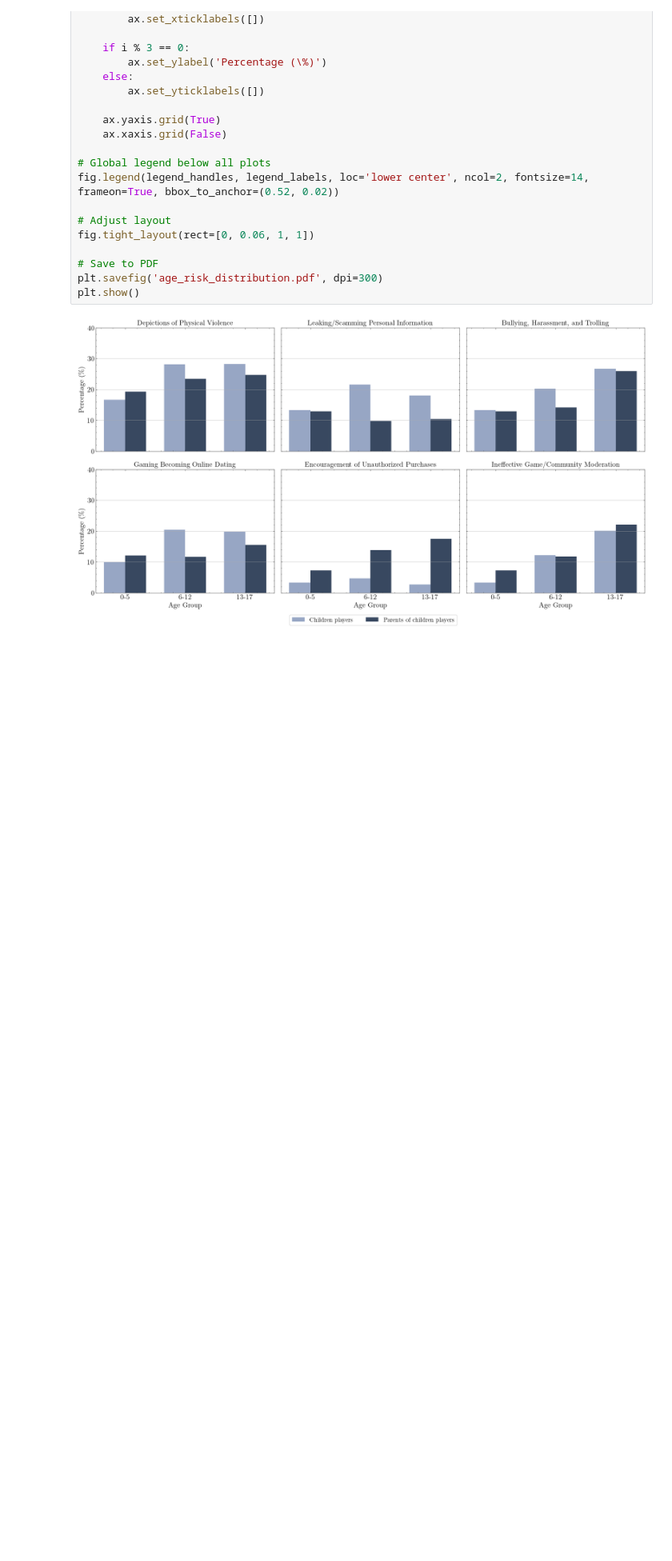
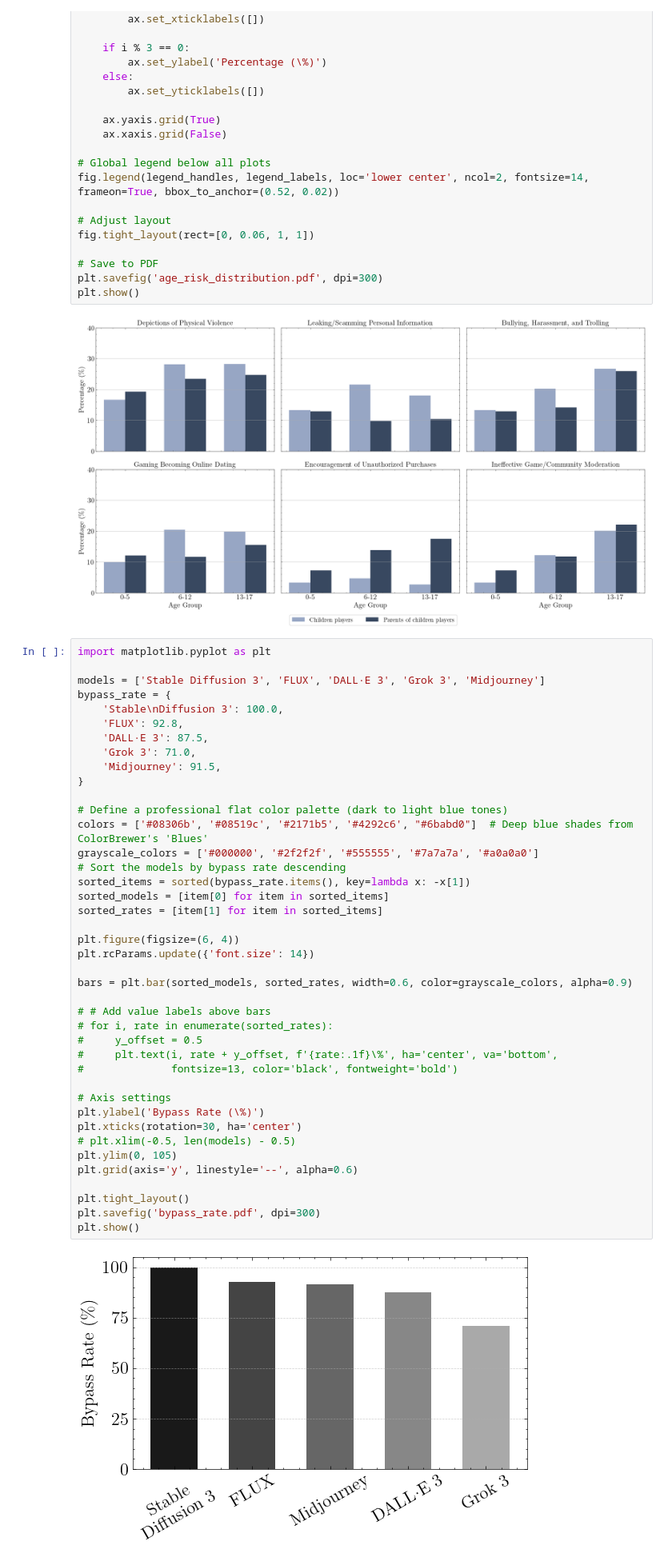
Before and after one commit to keyanUB/CommenSense_Analysis, a Jupyter notebook: sample/age.ipynb, the cells around one changed output. Shown at 80% size. Saved outputs shown, nothing was run; the diff lists cells and outputs as text; blank space fills up the shorter version.

```diff
--- a/sample/age.ipynb
+++ b/sample/age.ipynb
@@ -338,3 +338,46 @@ plt.savefig('age_risk_distribution.pdf', dpi=300)
 plt.show()
 # %% [output]
 [figure]
+# %%
+import matplotlib.pyplot as plt
+
+models = ['Stable Diffusion 3', 'FLUX', 'DALL·E 3', 'Grok 3', 'Midjourney']
+bypass_rate = {
+    'Stable\nDiffusion 3': 100.0,
+    'FLUX': 92.8,
+    'DALL·E 3': 87.5,
+    'Grok 3': 71.0,
+    'Midjourney': 91.5,
+}
+
+# Define a professional flat color palette (dark to light blue tones)
+colors = ['#08306b', '#08519c', '#2171b5', '#4292c6', "#6babd0"]  # Deep blue shades from ColorBrewer's 'Blues'
+grayscale_colors = ['#000000', '#2f2f2f', '#555555', '#7a7a7a', '#a0a0a0']
+# Sort the models by bypass rate descending
+sorted_items = sorted(bypass_rate.items(), key=lambda x: -x[1])
+sorted_models = [item[0] for item in sorted_items]
+sorted_rates = [item[1] for item in sorted_items]
+
+plt.figure(figsize=(6, 4))
+plt.rcParams.update({'font.size': 14})
+
+bars = plt.bar(sorted_models, sorted_rates, width=0.6, color=grayscale_colors, alpha=0.9)
+
+# # Add value labels above bars
+# for i, rate in enumerate(sorted_rates):
+#     y_offset = 0.5
+#     plt.text(i, rate + y_offset, f'{rate:.1f}\%', ha='center', va='bottom',
+#              fontsize=13, color='black', fontweight='bold')
+
+# Axis settings
+plt.ylabel('Bypass Rate (\%)')
+plt.xticks(rotation=30, ha='center')
+# plt.xlim(-0.5, len(models) - 0.5)
+plt.ylim(0, 105)
+plt.grid(axis='y', linestyle='--', alpha=0.6)
+
+plt.tight_layout()
+plt.savefig('bypass_rate.pdf', dpi=300)
+plt.show()
+# %% [output]
+[figure, added]
```
Also changed, not shown: 2 other files.
